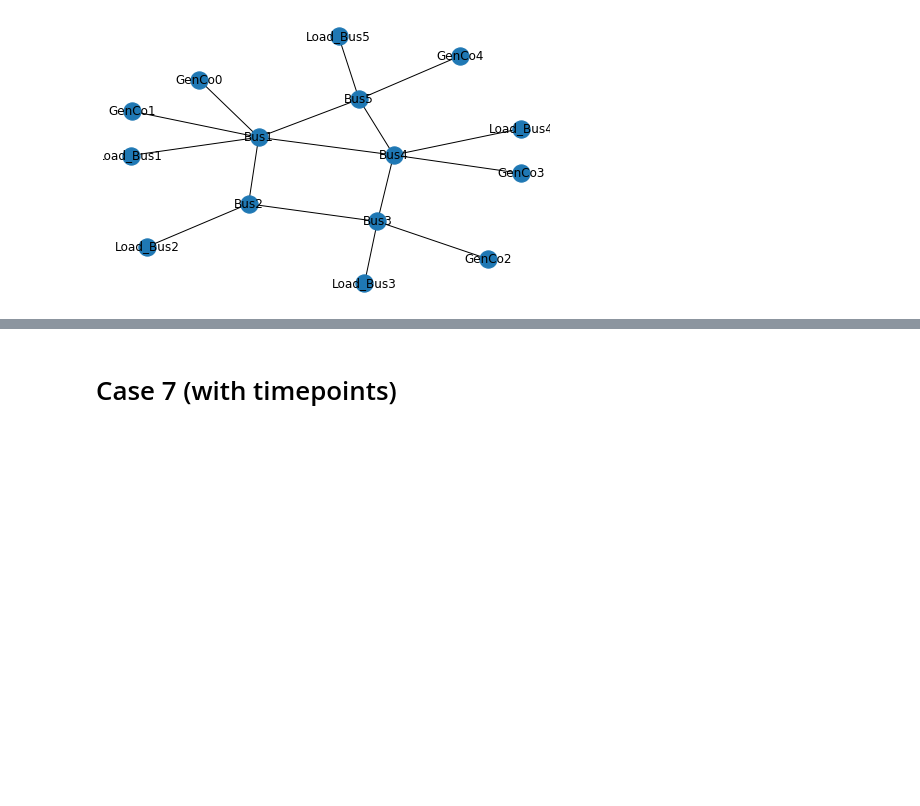
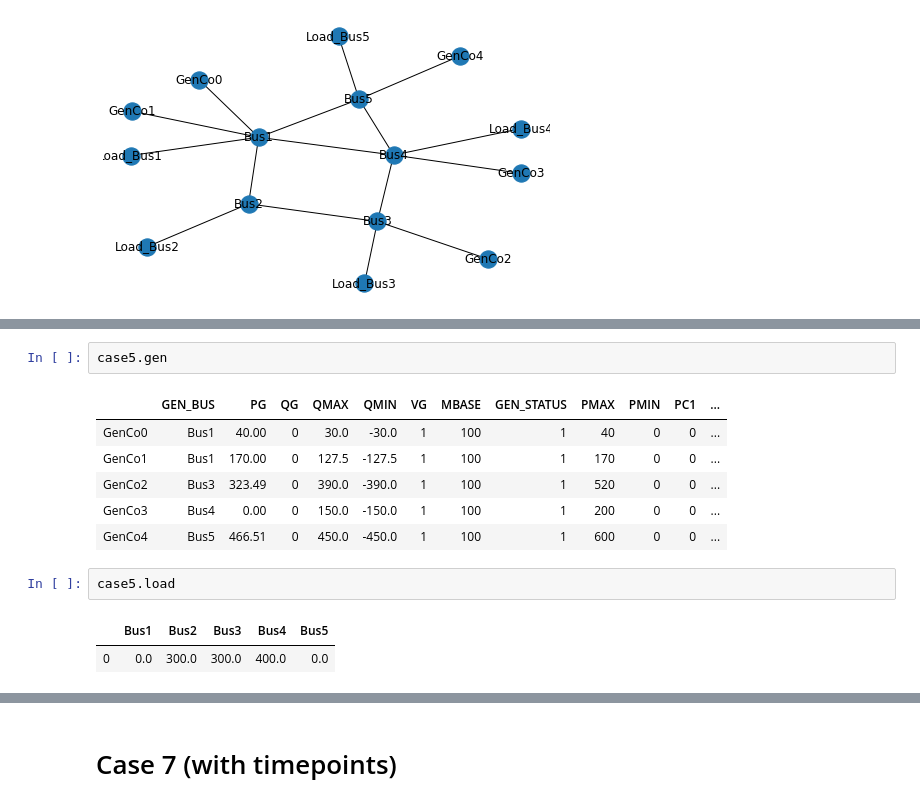
Before and after one commit to djinnome/Xavier2019, a Jupyter notebook: Xavier2019.ipynb, the cells around one changed output, grey strips where cells are left out. Cells and saved outputs as stored; diff of their text form; blank space fills up the shorter version.

```diff
--- a/Xavier2019.ipynb
+++ b/Xavier2019.ipynb
@@ -42,2 +53,16 @@ case5.load
+# %%
+case5.gen
+# %% [output]
+|  | GEN_BUS | PG | QG | QMAX | QMIN | VG | MBASE | GEN_STATUS | PMAX | PMIN | PC1 | ... |
+| GenCo0 | Bus1 | 40.00 | 0 | 30.0 | -30.0 | 1 | 100 | 1 | 40 | 0 | 0 | ... |
+| GenCo1 | Bus1 | 170.00 | 0 | 127.5 | -127.5 | 1 | 100 | 1 | 170 | 0 | 0 | ... |
+| GenCo2 | Bus3 | 323.49 | 0 | 390.0 | -390.0 | 1 | 100 | 1 | 520 | 0 | 0 | ... |
+| GenCo3 | Bus4 | 0.00 | 0 | 150.0 | -150.0 | 1 | 100 | 1 | 200 | 0 | 0 | ... |
+| GenCo4 | Bus5 | 466.51 | 0 | 450.0 | -450.0 | 1 | 100 | 1 | 600 | 0 | 0 | ... |
+# %%
+case5.load
+# %% [output]
+|  | Bus1 | Bus2 | Bus3 | Bus4 | Bus5 |
+| 0 | 0.0 | 300.0 | 300.0 | 400.0 | 0.0 |
 # %%
 try:
```
Also changed, not shown: parts of 6 cells of this notebook.
